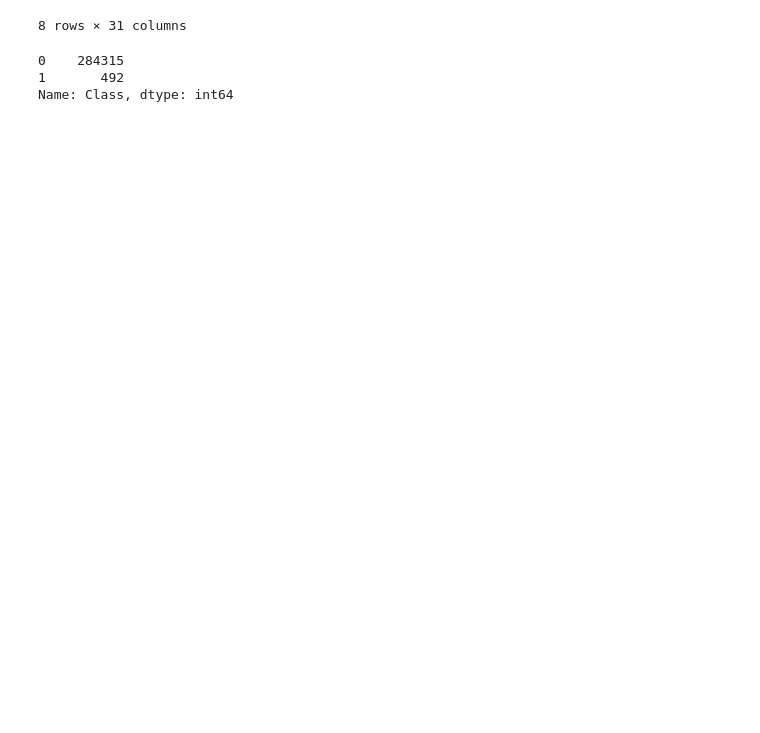
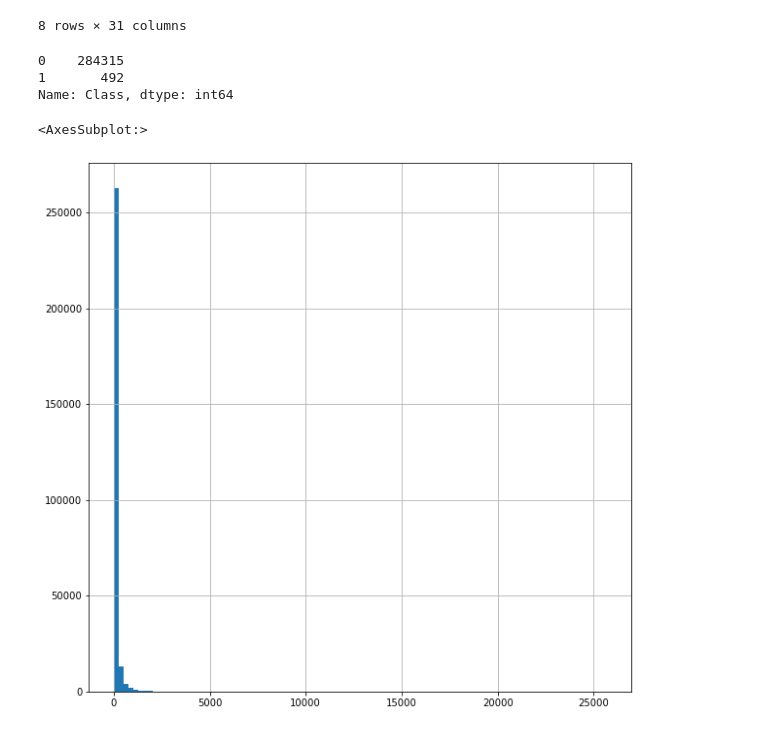
Before and after one commit to samuelpat/fraud-detection, a Jupyter notebook: Fraud Detection.ipynb, the cells around one changed output. Saved outputs shown, nothing was run; the diff lists cells and outputs as text; code cells hidden in the pictures; blank space fills up the shorter version.

```diff
--- a/Fraud Detection.ipynb
+++ b/Fraud Detection.ipynb
@@ -58,3 +59,8 @@ df.Class.value_counts()
 0    284315
 1       492
 Name: Class, dtype: int64
+# %%
+df['Amount'].hist(figsize=(10,10), bins=100)
+# %% [output]
+<AxesSubplot:>
+[figure, added]
```
Also changed, not shown: parts of 6 cells of this notebook.
